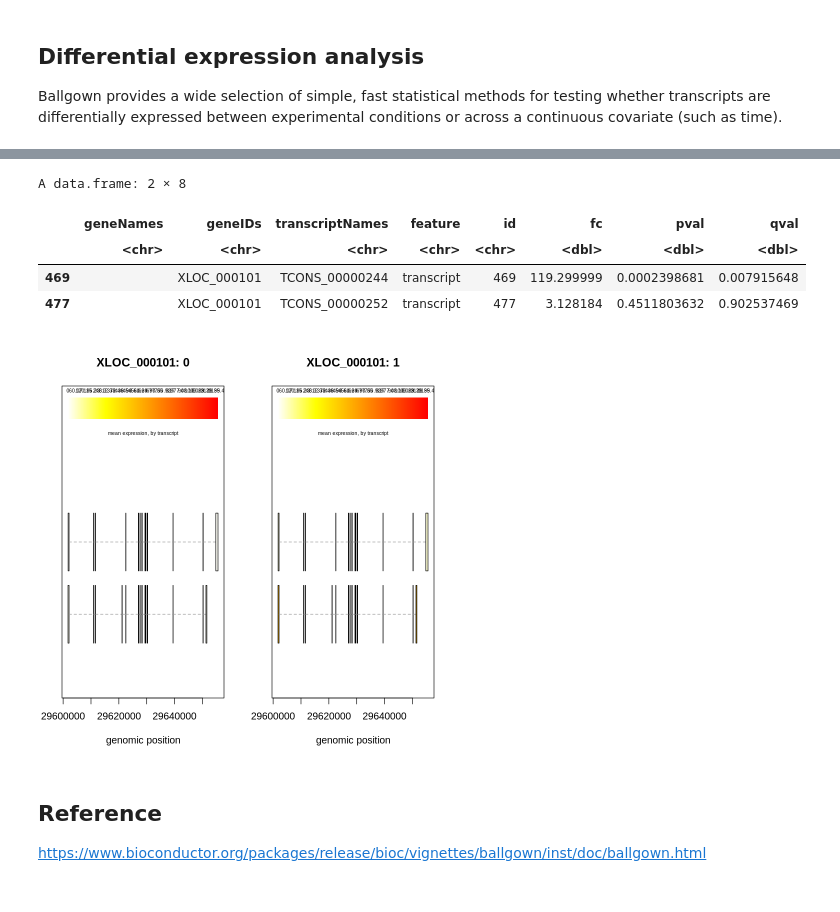
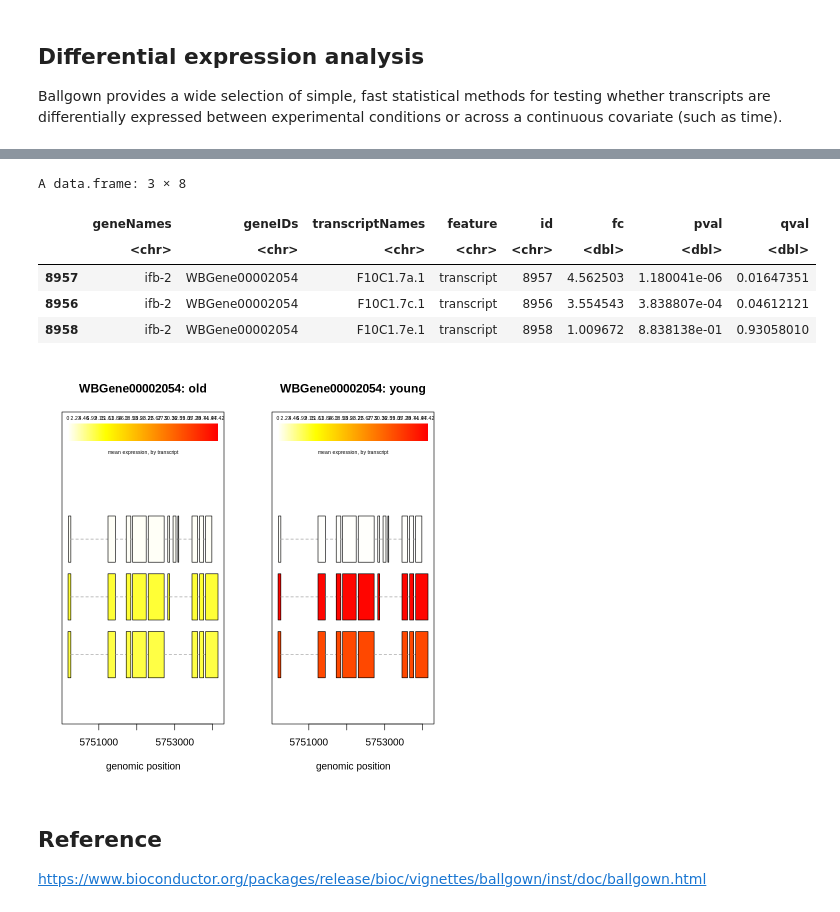
Before and after one commit to Bix4UMD/BIOI611_lab, a Jupyter notebook: docs/BIOI611_bulkRNA_SE_ballgown.ipynb, the cells around one changed output, grey strips where cells are left out. Drawn from its saved outputs; the diff is of its cells as text; code cells hidden in the pictures.

```diff
--- a/docs/BIOI611_bulkRNA_SE_ballgown.ipynb
+++ b/docs/BIOI611_bulkRNA_SE_ballgown.ipynb
@@ -241,15 +246,16 @@ A data.frame: 10 × 8
 # %%
-results_transcripts[results_transcripts$geneIDs == "XLOC_000101", ]
+results_transcripts[results_transcripts$geneIDs == "WBGene00002054", ]
 # %% [output]
-A data.frame: 2 × 8
+A data.frame: 3 × 8
 |  | geneNames | geneIDs | transcriptNames | feature | id | fc | pval | qval |
 |  | <chr> | <chr> | <chr> | <chr> | <chr> | <dbl> | <dbl> | <dbl> |
-| 469 |  | XLOC_000101 | TCONS_00000244 | transcript | 469 | 119.299999 | 0.0002398681 | 0.007915648 |
-| 477 |  | XLOC_000101 | TCONS_00000252 | transcript | 477 | 3.128184 | 0.4511803632 | 0.902537469 |
+| 8957 | ifb-2 | WBGene00002054 | F10C1.7a.1 | transcript | 8957 | 4.562503 | 1.180041e-06 | 0.01647351 |
+| 8956 | ifb-2 | WBGene00002054 | F10C1.7c.1 | transcript | 8956 | 3.554543 | 3.838807e-04 | 0.04612121 |
+| 8958 | ifb-2 | WBGene00002054 | F10C1.7e.1 | transcript | 8958 | 1.009672 | 8.838138e-01 | 0.93058010 |
 # %%
-plotMeans('XLOC_000101', bg, groupvar='group', meas='FPKM', colorby='transcript')
+plotMeans('WBGene00002054', bg, groupvar='group', meas='FPKM', colorby='transcript')
 # %% [output]
-[figure, old version]
+[figure, new version]
 # %% [markdown]
 ## Reference
 
```
Also changed, not shown: parts of 17 cells of this notebook.
